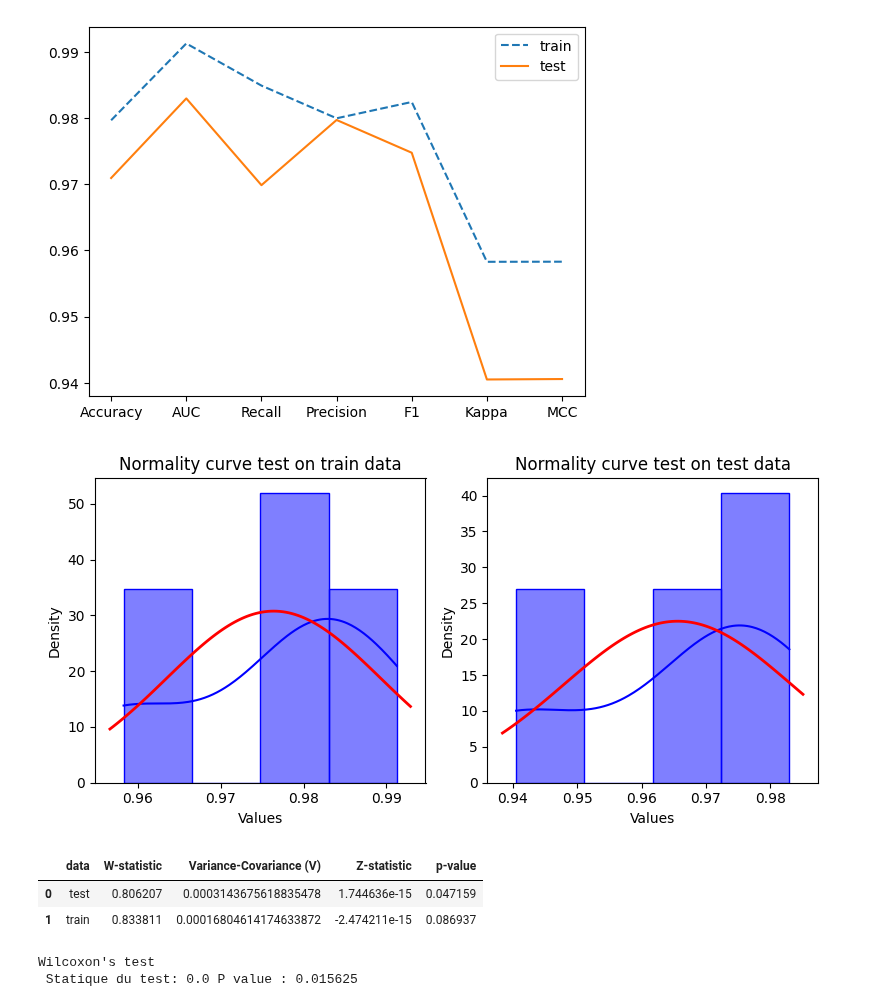
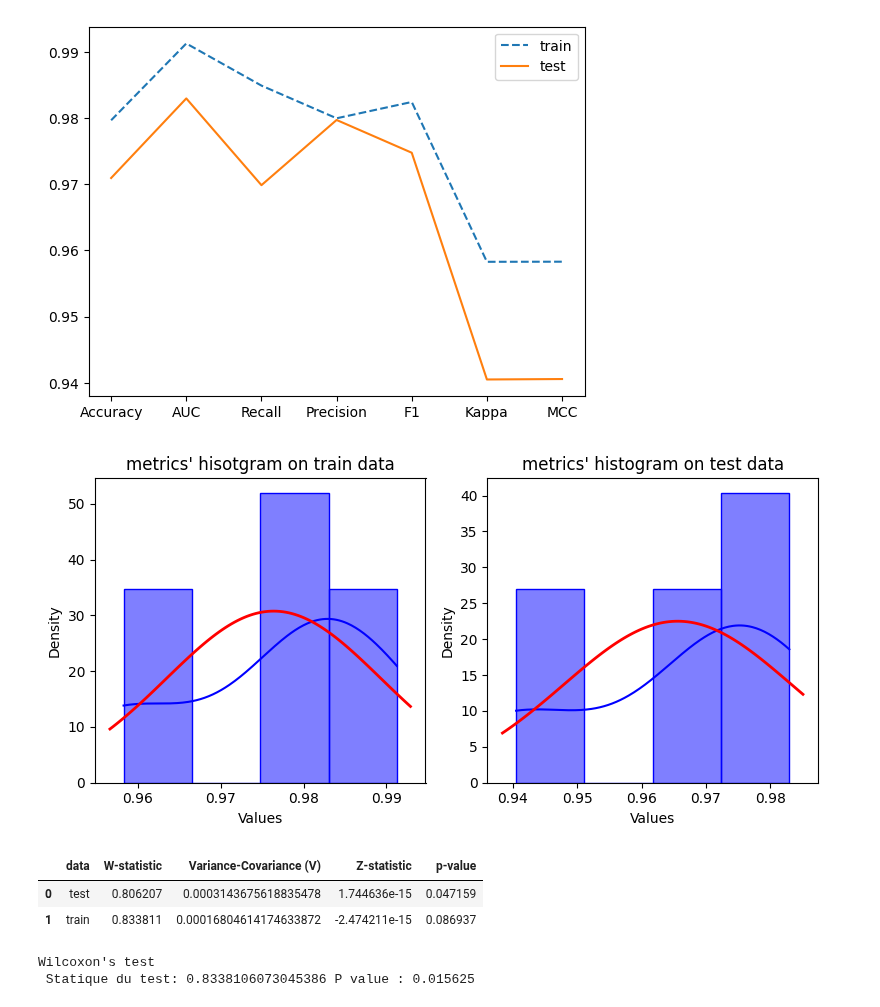
Before and after one commit to KokouNoe/muscoloskeletal_disorder_prediction, a Jupyter notebook: TMC_prediction.ipynb, the cells around one changed output. Cells and saved outputs as stored; diff of their text form; code cells hidden in the pictures.

```diff
--- a/TMC_prediction.ipynb
+++ b/TMC_prediction.ipynb
@@ -1022,32 +1021,32 @@ plt.legend()
 # %%
 # Configuration de la figure pour afficher l'histogramme et la courbe de normalité
 plt.figure(figsize=(8,4))
 
 # Histogramme pour la colonne 'test'
 plt.subplot(1, 2, 1)
 sns.histplot(bestdf['train'], kde=True, color='blue', stat='density',edgecolor='blue')
 xmin, xmax = plt.xlim()
 x = np.linspace(xmin, xmax, 100)
 p = stats.norm.pdf(x, bestdf['train'].mean(), bestdf['train'].std())
 plt.plot(x, p, 'k', linewidth=2,color='red')
-plt.title('Normality curve test on train data')
+plt.title("metrics' hisotgram on train data")
 plt.xlabel('Values')
 plt.ylabel('Density')
 # Courbe de normalité pour la colonne 'test'
 plt.subplot(1, 2, 2)
 sns.histplot(bestdf['test'], kde=True, color='blue', stat='density',edgecolor='blue')
 xmin, xmax = plt.xlim()
 x = np.linspace(xmin, xmax, 100)
 p = stats.norm.pdf(x, bestdf['test'].mean(), bestdf['test'].std())
 plt.plot(x, p, 'k', linewidth=2,color='red')
-plt.title("Normality curve test on test data")
+plt.title("metrics' histogram on test data")
 plt.xlabel('Values')
 plt.ylabel('Density')
 
 plt.tight_layout()
 plt.show()
 # %% [output]
-[figure, old version]
+[figure, new version]
 # %%
 # Liste pour stocker les résultats
 results_shapiro = []
@@ -1074,8 +1073,8 @@ df_test_shapiro
 | 0 | test | 0.806207 | 0.0003143675618835478 | 1.744636e-15 | 0.047159 |
 | 1 | train | 0.833811 | 0.00016804614174633872 | -2.474211e-15 | 0.086937 |
 # %%
-stat, p_value = stats.wilcoxon(bestdf['train']-bestdf['test'])  # Test de Wilcoxon pour échantillons appariés
+rstat, p_value = stats.wilcoxon(bestdf['train']-bestdf['test'])  # Test de Wilcoxon pour échantillons appariés
 print("Wilcoxon's test \n",'Statique du test:',stat, 'P value :',p_value)
 # %% [output]
 Wilcoxon's test
- Statique du test: 0.0 P value : 0.015625
+ Statique du test: 0.8338106073045386 P value : 0.015625
```
Also changed, not shown: parts of 7 cells of this notebook, 1 other file.
